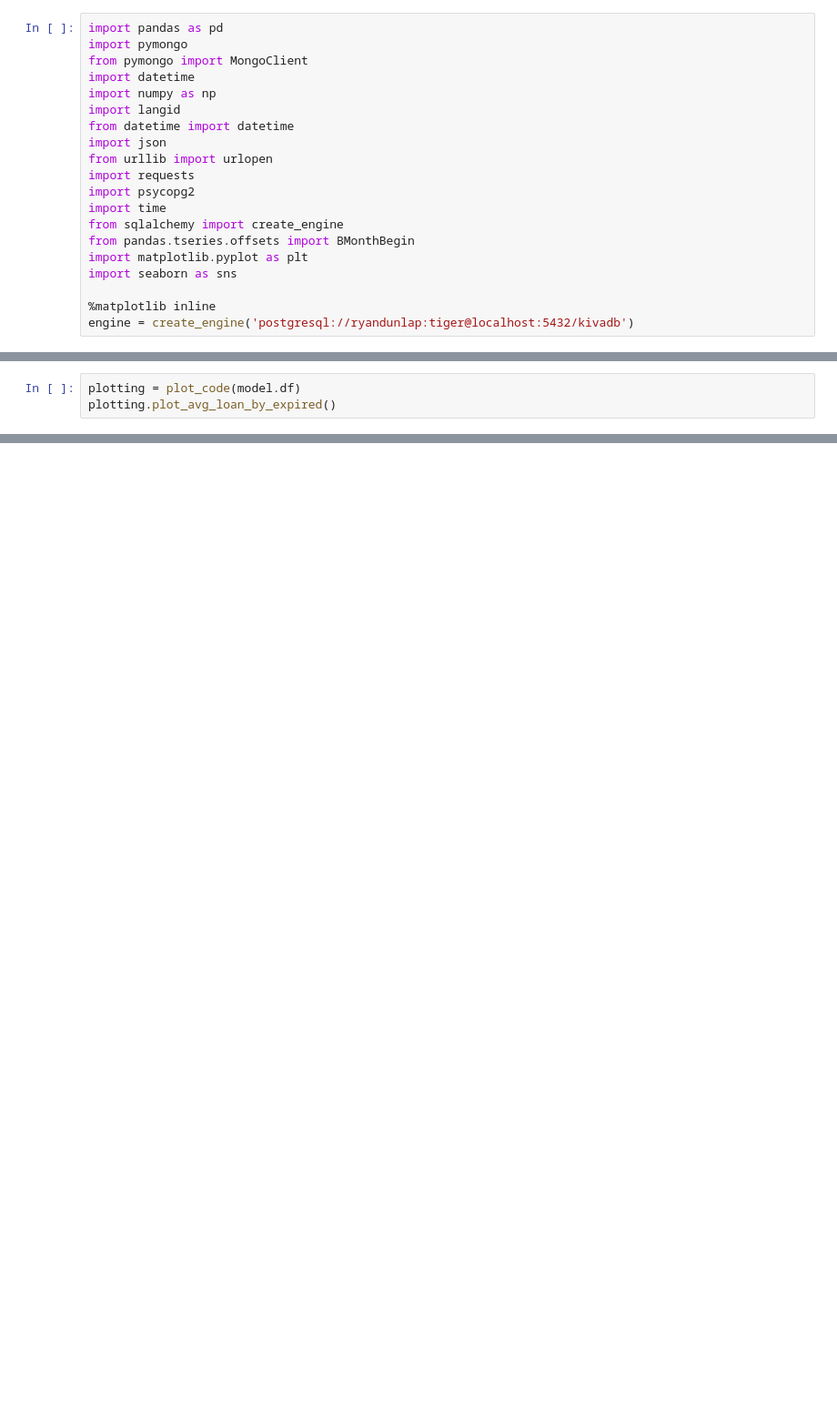
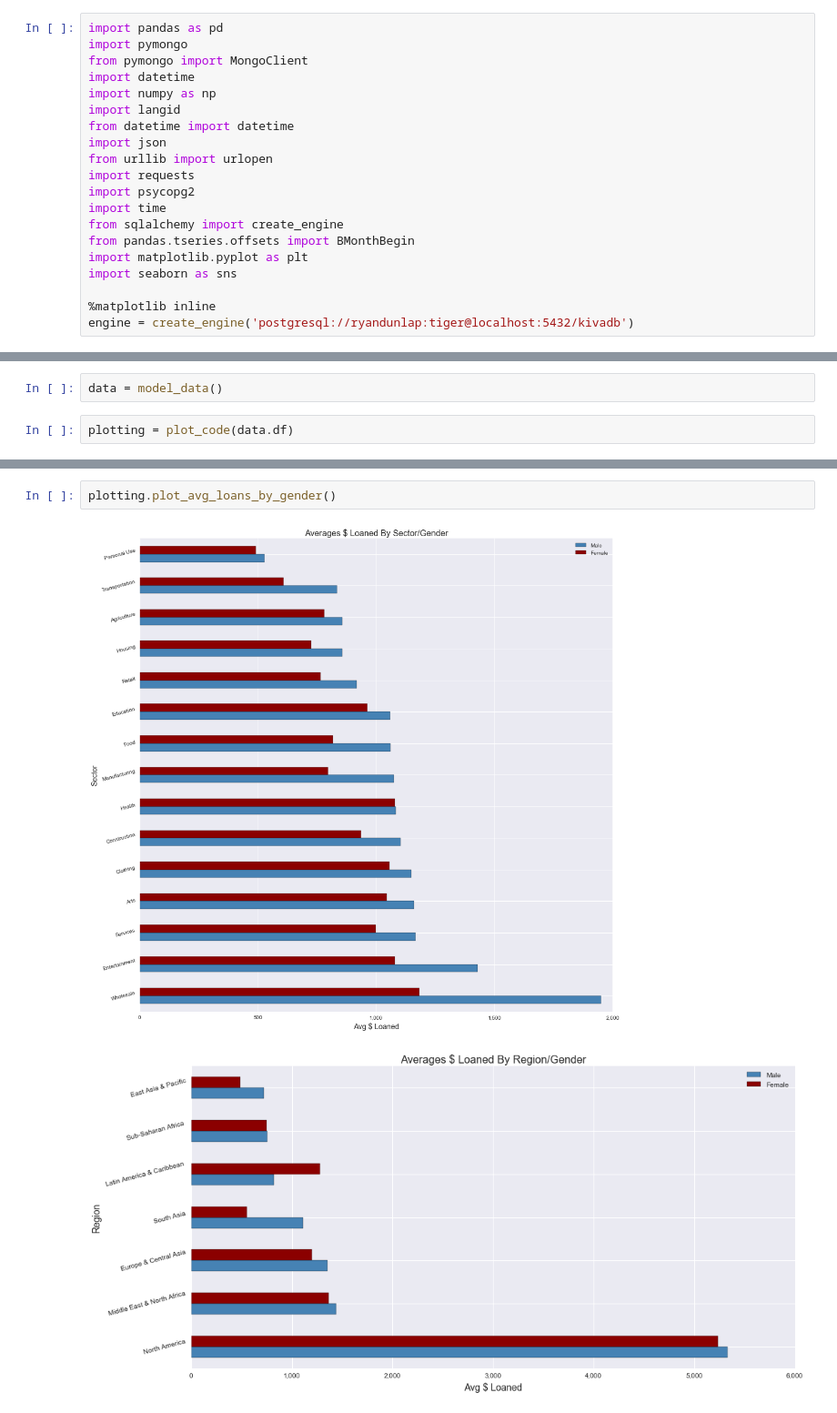
Before and after one commit to rddunlap23/DSI-Kiva-Capstone, a Jupyter notebook: Kiva - Capstone.ipynb, the cells around one changed output, grey strips where cells are left out. Shown at 91% size. Saved outputs shown, nothing was run; the diff lists cells and outputs as text; blank space fills up the shorter version.

```diff
--- a/Kiva - Capstone.ipynb
+++ b/Kiva - Capstone.ipynb
@@ -139,3 +100,4 @@ data_df = build_model()
+# %%
+data = model_data()
 # %%
-plotting = plot_code(model.df)
-plotting.plot_avg_loan_by_expired()
+plotting = plot_code(data.df)
@@ -143,0 +147,5 @@ plotting.plot_loans()
+# %%
+plotting.plot_avg_loans_by_gender()
+# %% [output]
+[figure, added]
+[figure, added]
```
Also changed, not shown: parts of 61 cells of this notebook.
